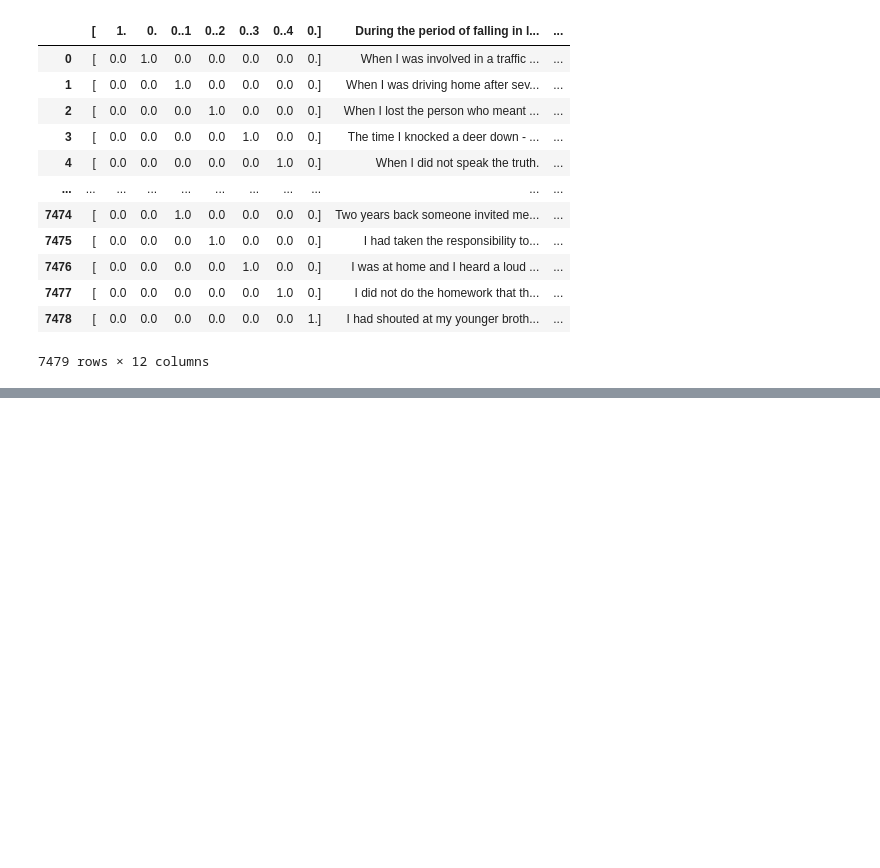
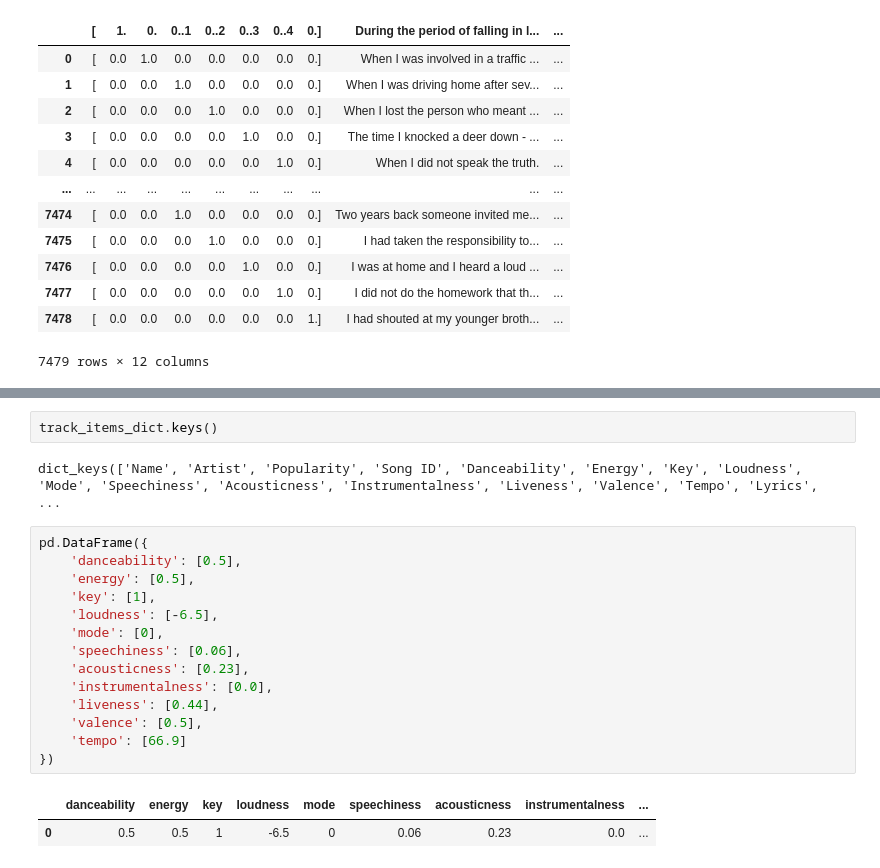
Before and after one commit to gerardrius/Project-IV, a Jupyter notebook: src/1-responses.ipynb, the cells around one changed output, grey strips where cells are left out. Cells and saved outputs as stored; diff of their text form; blank space fills up the shorter version.

```diff
--- a/src/1-responses.ipynb
+++ b/src/1-responses.ipynb
@@ -315,0 +308,21 @@ Authorization: Bearer 12345
+# %%
+track_items_dict.keys()
+# %% [output]
+dict_keys(['Name', 'Artist', 'Popularity', 'Song ID', 'Danceability', 'Energy', 'Key', 'Loudness', 'Mode', 'Speechiness', 'Acousticness', 'Instrumentalness', 'Liveness', 'Valence', 'Tempo', 'Lyrics',  ...
+# %%
+pd.DataFrame({
+    'danceability': [0.5],
+    'energy': [0.5],
+    'key': [1],
+    'loudness': [-6.5],
+    'mode': [0],
+    'speechiness': [0.06],
+    'acousticness': [0.23],
+    'instrumentalness': [0.0],
+    'liveness': [0.44],
+    'valence': [0.5],
+    'tempo': [66.9]
+})
+# %% [output]
+|  | danceability | energy | key | loudness | mode | speechiness | acousticness | instrumentalness | ... |
+| 0 | 0.5 | 0.5 | 1 | -6.5 | 0 | 0.06 | 0.23 | 0.0 | ... |
```
Also changed, not shown: parts of 55 cells of this notebook, 8 other files.
